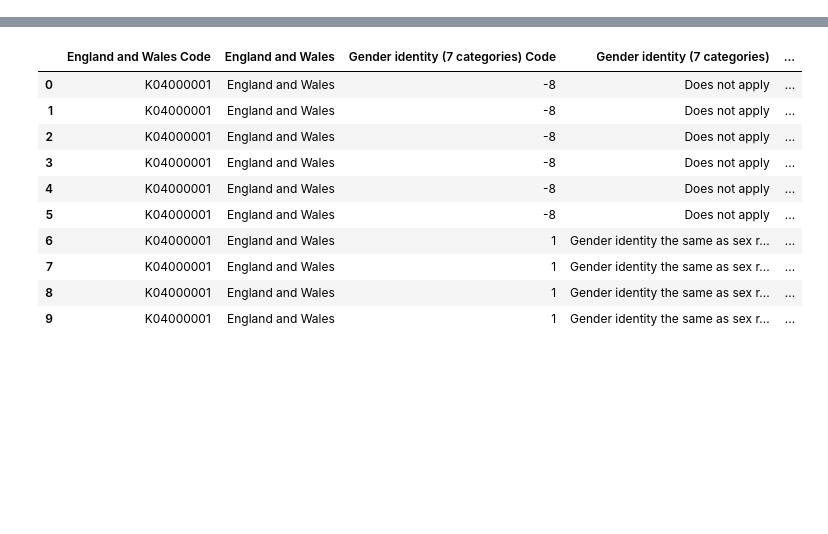
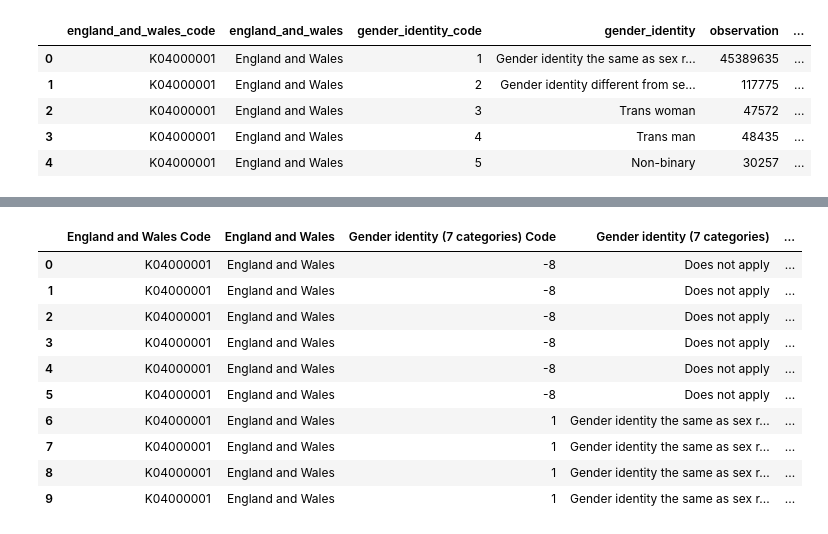
Before and after one commit to UKDataServiceOpen/Interactive_visualisations, a Jupyter notebook: Python_code/Guide.ipynb, the cells around one changed output, grey strips where cells are left out. Drawn from its saved outputs; the diff is of its cells as text; code cells hidden in the pictures; blank space fills up the shorter version.

```diff
--- a/Python_code/Guide.ipynb
+++ b/Python_code/Guide.ipynb
@@ -17,0 +69,10 @@ pio.renderers.default = "notebook_connected"
+# %%
+# Finds all substrings which match the regular expression and replaces them with empty string
+# string - just another word for text
+# substring - part of a string
+
+df.columns = [re.sub(r"\s*\([^)]*\)", "", col) for col in df.columns]
+# %%
+# Lowercase all text and replace empty text with a "_"
+
+df.columns = [col.lower().replace(" ", "_") for col in df.columns]
@@ -17,0 +87,4 @@ pio.renderers.default = "notebook_connected"
+# %%
+# Get rid of columns that do not apply and reset index
+
+df = df[df.gender_identity_code != -8].reset_index(drop = True)
@@ -17,0 +101,14 @@ pio.renderers.default = "notebook_connected"
+# %%
+# For each row in df.observation we divide the value by the sum of observations
+# Then assign result for each row to a new column titled 'percentage'
+
+df['percentage'] = round(df['observation'] / df['observation'].sum() * 100, 2)
+# %%
+df.head()
+# %% [output]
+|  | england_and_wales_code | england_and_wales | gender_identity_code | gender_identity | observation | ... |
+| 0 | K04000001 | England and Wales | 1 | Gender identity the same as sex r... | 45389635 | ... |
+| 1 | K04000001 | England and Wales | 2 | Gender identity different from se... | 117775 | ... |
+| 2 | K04000001 | England and Wales | 3 | Trans woman | 47572 | ... |
+| 3 | K04000001 | England and Wales | 4 | Trans man | 48435 | ... |
+| 4 | K04000001 | England and Wales | 5 | Non-binary | 30257 | ... |
```
Also changed, not shown: parts of 26 cells of this notebook.
